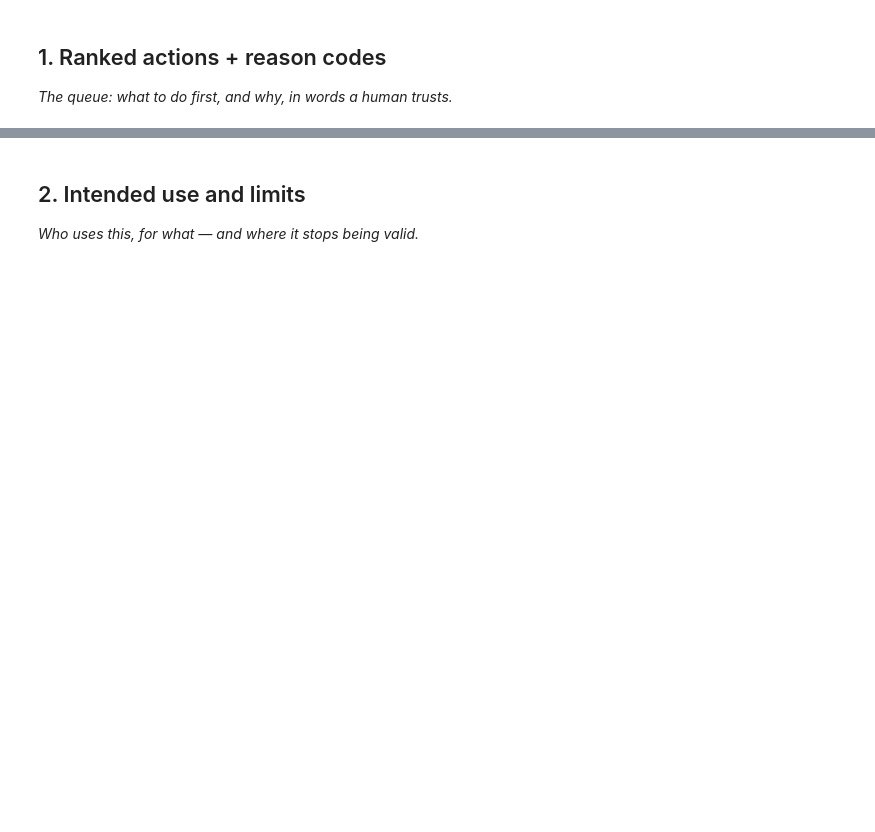
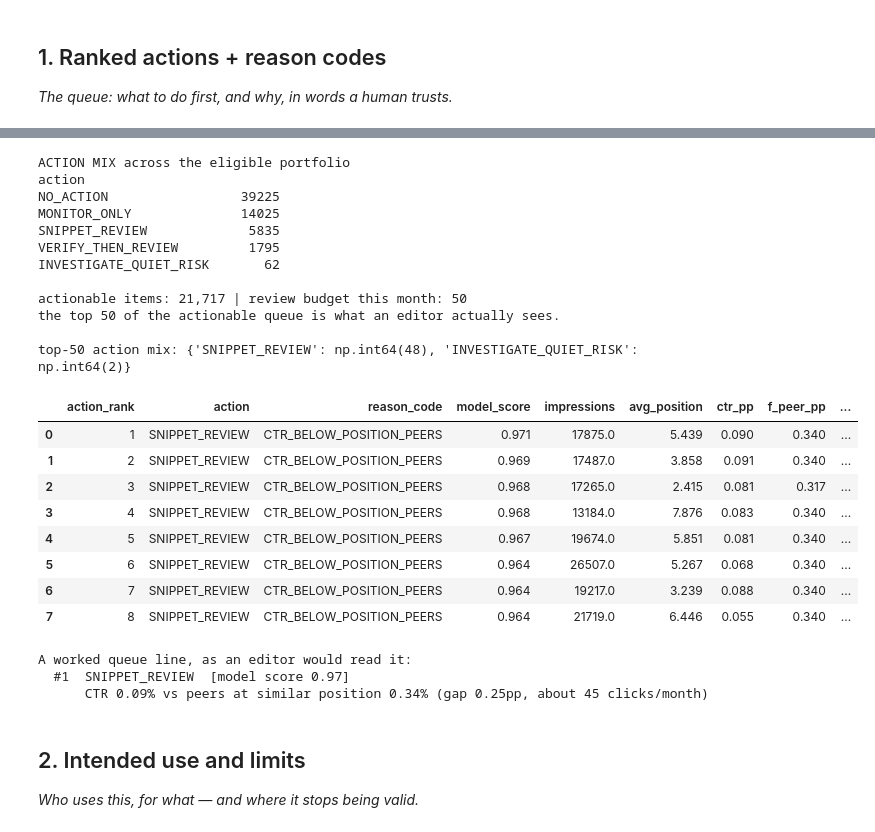
Before and after one commit to widadfatimakhan/flyrank-internship-ml, a Jupyter notebook: work/notebooks/w07_action_playbook.ipynb, the cells around one changed output, grey strips where cells are left out. Saved outputs shown, nothing was run; the diff lists cells and outputs as text; code cells hidden in the pictures; blank space fills up the shorter version.

```diff
--- a/work/notebooks/w07_action_playbook.ipynb
+++ b/work/notebooks/w07_action_playbook.ipynb
@@ -16,3 +238,69 @@ This skeleton is yours to fill. Work the sections **in order** — each one has
+# %%
+# --- the ACTION: gates applied in order, first match wins --------------------
+SPIKE_SHARE, BIG_SWING, DURABLE_RISE, TOP_BAND = 0.30, np.log(20), 0.35, 2.0
+
+def assign_action(r):
+    if r.momentum_log >= BIG_SWING:                      # >20x swing between half-months
+        return "VERIFY_THEN_REVIEW"
+    if r.momentum_log >= DURABLE_RISE and not r.rule_flag:
+        return "MONITOR_ONLY"
+    if r.rule_flag and r.top_day_share > SPIKE_SHARE:
+        return "VERIFY_THEN_REVIEW"
+    if r.rule_flag and r.avg_position <= TOP_BAND:
+        return "INVESTIGATE_QUIET_RISK"                  # ML-06: peer fairness fails at 1-2
+    if r.rule_flag:
+        return "SNIPPET_REVIEW"
+    if r.model_score >= q.model_score.quantile(0.99):
+        return "INVESTIGATE_QUIET_RISK"                  # high score, no stated reason
+    return "NO_ACTION"
+
+q["action"] = q.apply(assign_action, axis=1)
+
+# --- the ORDER: model score, ties broken by a seeded jitter (ML-09 policy) ----
+jit = np.random.default_rng(SEED).random(len(q)) * 1e-12
+q = q.iloc[np.lexsort((jit, -q.model_score.values))].reset_index(drop=True)
+q["rank"] = np.arange(1, len(q) + 1)
+
+actionable = q[q.action != "NO_ACTION"].copy()
+actionable["action_rank"] = np.arange(1, len(actionable) + 1)
+print("ACTION MIX across the eligible portfolio")
+print(q.action.value_counts().to_string())
+print(f"\nactionable items: {len(actionable):,} | review budget this month: {REVIEW_BUDGET}")
+print(f"the top {REVIEW_BUDGET} of the actionable queue is what an editor actually sees.\n")
+
+top = actionable.head(REVIEW_BUDGET)
+print(f"top-{REVIEW_BUDGET} action mix: {dict(top.action.value_counts())}")
+display(top.head(8)[["action_rank", "action", "reason_code", "model_score", "impressions",
+                     "avg_position", "ctr_pp", "f_peer_pp", "f_gap_pp", "f_missed_clicks"]].round(3))
+print("\nA worked queue line, as an editor would read it:")
+r0 = top.iloc[0]
+print(f"  #{int(r0.action_rank)}  {r0.action}  [model score {r0.model_score:.2f}]")
+print(f"      {r0.reason_text}")
+# %% [output]
+ACTION MIX across the eligible portfolio
+action
+NO_ACTION                 39225
+MONITOR_ONLY              14025
+SNIPPET_REVIEW             5835
+VERIFY_THEN_REVIEW         1795
+INVESTIGATE_QUIET_RISK       62
+
+actionable items: 21,717 | review budget this month: 50
+the top 50 of the actionable queue is what an editor actually sees.
+
+top-50 action mix: {'SNIPPET_REVIEW': np.int64(48), 'INVESTIGATE_QUIET_RISK': np.int64(2)}
+|  | action_rank | action | reason_code | model_score | impressions | avg_position | ctr_pp | f_peer_pp | ... |
+| 0 | 1 | SNIPPET_REVIEW | CTR_BELOW_POSITION_PEERS | 0.971 | 17875.0 | 5.439 | 0.090 | 0.340 | ... |
+| 1 | 2 | SNIPPET_REVIEW | CTR_BELOW_POSITION_PEERS | 0.969 | 17487.0 | 3.858 | 0.091 | 0.340 | ... |
+| 2 | 3 | SNIPPET_REVIEW | CTR_BELOW_POSITION_PEERS | 0.968 | 17265.0 | 2.415 | 0.081 | 0.317 | ... |
+| 3 | 4 | SNIPPET_REVIEW | CTR_BELOW_POSITION_PEERS | 0.968 | 13184.0 | 7.876 | 0.083 | 0.340 | ... |
+| 4 | 5 | SNIPPET_REVIEW | CTR_BELOW_POSITION_PEERS | 0.967 | 19674.0 | 5.851 | 0.081 | 0.340 | ... |
+| 5 | 6 | SNIPPET_REVIEW | CTR_BELOW_POSITION_PEERS | 0.964 | 26507.0 | 5.267 | 0.068 | 0.340 | ... |
+| 6 | 7 | SNIPPET_REVIEW | CTR_BELOW_POSITION_PEERS | 0.964 | 19217.0 | 3.239 | 0.088 | 0.340 | ... |
+| 7 | 8 | SNIPPET_REVIEW | CTR_BELOW_POSITION_PEERS | 0.964 | 21719.0 | 6.446 | 0.055 | 0.340 | ... |
+A worked queue line, as an editor would read it:
+  #1  SNIPPET_REVIEW  [model score 0.97]
+      CTR 0.09% vs peers at similar position 0.34% (gap 0.25pp, about 45 clicks/month)
 # %% [markdown]
 ## 2. Intended use and limits
 
```
Also changed, not shown: parts of 25 cells of this notebook.
